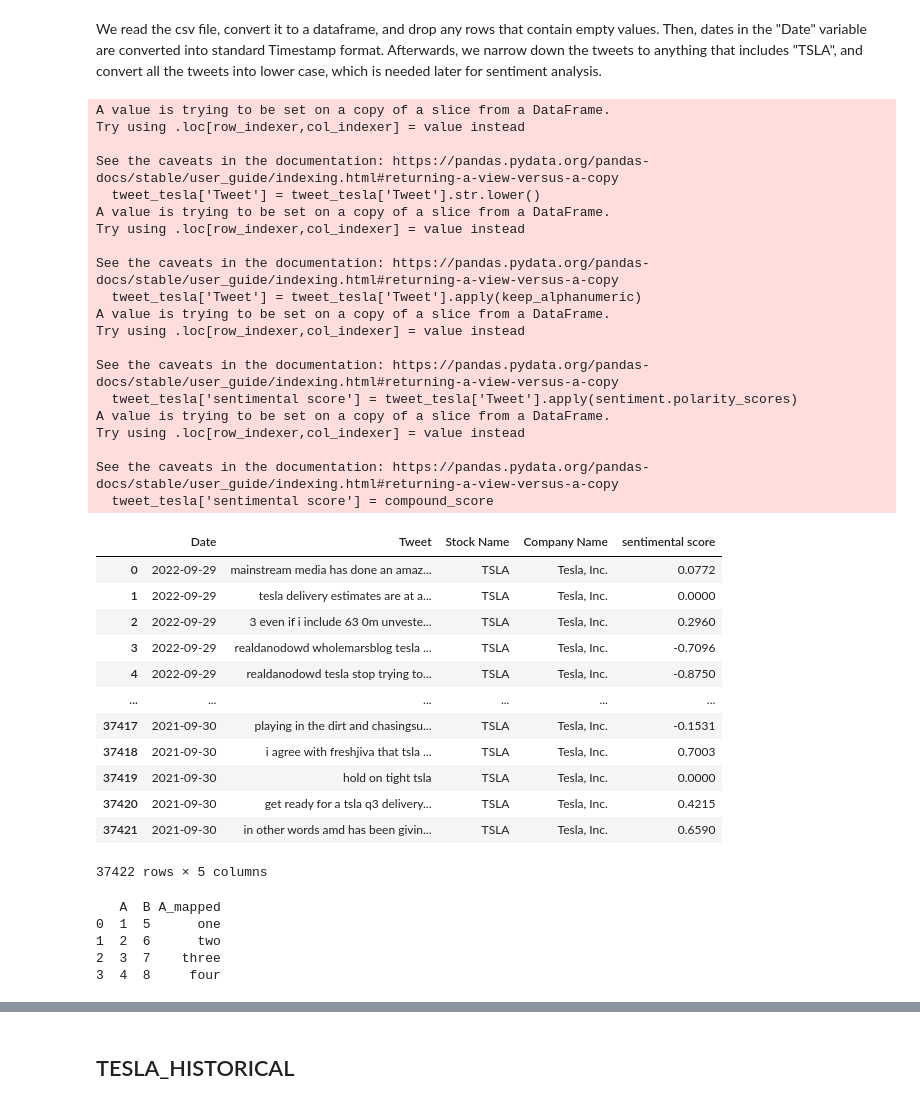
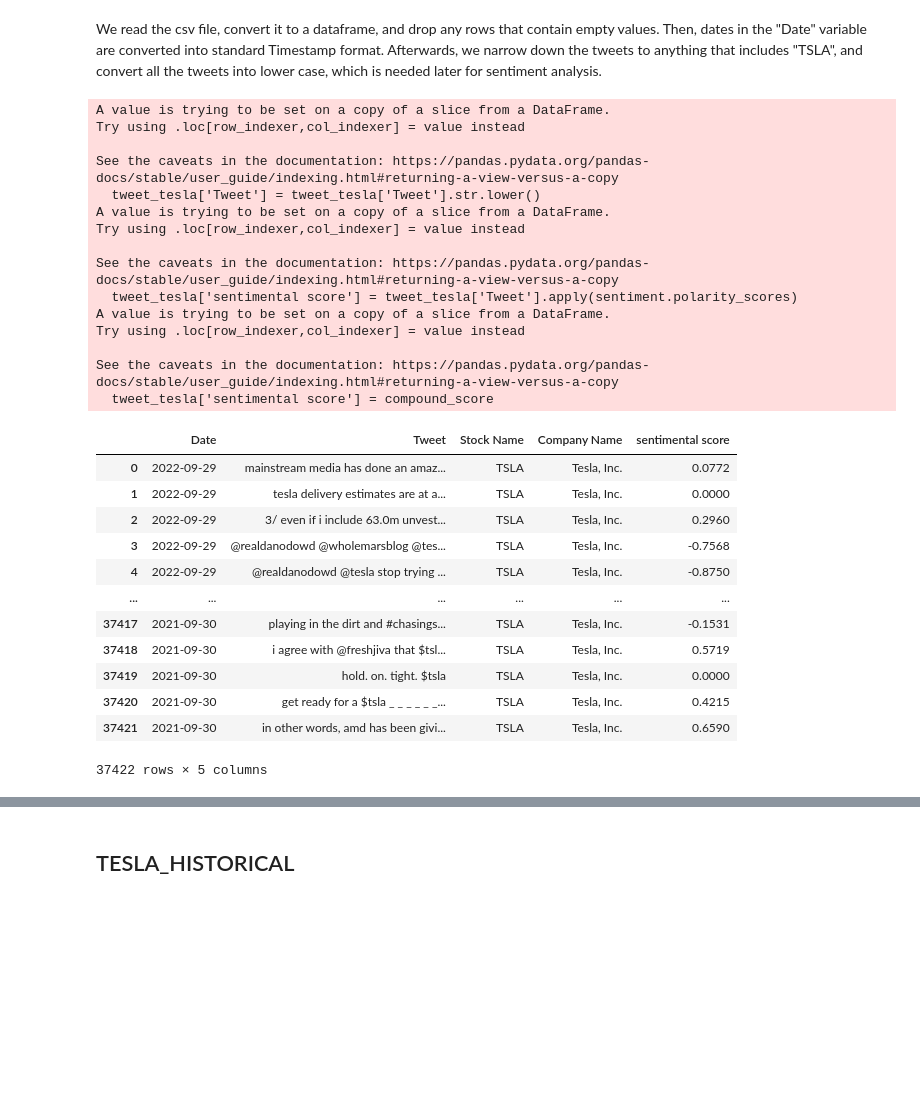
Before and after one commit to theTY2002/COGS-108-Final-Project, a Jupyter notebook: EDACheckpoint_Group116_FA23.ipynb, the cells around one changed output, grey strips where cells are left out. Drawn from its saved outputs; the diff is of its cells as text; code cells hidden in the pictures; blank space fills up the shorter version.

```diff
--- a/EDACheckpoint_Group116_FA23.ipynb
+++ b/EDACheckpoint_Group116_FA23.ipynb
@@ -102,84 +100,54 @@ tweet['Date'] = pd.to_datetime(tweet.get('Date')).dt.date
 tweet_tesla = tweet[tweet.get('Stock Name')=='TSLA']
 #reduced the dataset into Tesla only
 tweet_tesla['Tweet'] = tweet_tesla['Tweet'].str.lower()
-#convert all the tweet into lower case for easier analysis
-# %pip install nltk
-# import nltk
-# from nltk.corpus import stopwords
-# from nltk.tokenize import word_tokenize
-
 sentiment = SentimentIntensityAnalyzer()
 
-# #tokenize the tweet and remove stopwords for furthur sentiment analysis
+# # #tokenize the tweet and remove stopwords for furthur sentiment analysis
 # print(tweet_tesla.loc[0]['Tweet'])
-# tweet_tesla['Tweet'] = tweet_tesla['Tweet'].apply(lambda tt: re.sub(r"(@[A-Za-z0-9_]+)", "", tt))
+# tweet_tesla['Tweet'] = tweet_tesla['Tweet'].apply(lambda tt: re.sub(r"(@[A-Za-z0-9]+)", "", tt))
 # tweet_tesla['Tweet'] = tweet_tesla['Tweet'].apply(word_tokenize)
 # stop_words = set(stopwords.words('english'))
+# tweet_tesla['Tweet'].apply(lambda x: [item for item in x if item not in stop_words])
+# tweet_tesla['Tweet'] = tweet_tesla['Tweet'].apply(keep_alphanumeric)
 
-# tweet_tesla['Tweet'].apply(lambda x: [item for item in x if item not in stop_words])
-
-tweet_tesla['Tweet'] = tweet_tesla['Tweet'].apply(keep_alphanumeric)
-
-# sentiment analysis
+#sentiment analysis
 tweet_tesla['sentimental score'] = tweet_tesla['Tweet'].apply(sentiment.polarity_scores)
 
 compound_score = []
 for score in tweet_tesla['sentimental score']:
     compound_score.append(score['compound'])
 compound_score
 
 tweet_tesla['sentimental score'] = compound_score
 
 tweet_tesla
 # %% [output]
 A value is trying to be set on a copy of a slice from a DataFrame.
 Try using .loc[row_indexer,col_indexer] = value instead
 
 See the caveats in the documentation: https://pandas.pydata.org/pandas-docs/stable/user_guide/indexing.html#returning-a-view-versus-a-copy
   tweet_tesla['Tweet'] = tweet_tesla['Tweet'].str.lower()
-A value is trying to be set on a copy of a slice from a DataFrame.
-Try using .loc[row_indexer,col_indexer] = value instead
-
-See the caveats in the documentation: https://pandas.pydata.org/pandas-docs/stable/user_guide/indexing.html#returning-a-view-versus-a-copy
-  tweet_tesla['Tweet'] = tweet_tesla['Tweet'].apply(keep_alphanumeric)
 A value is trying to be set on a copy of a slice from a DataFrame.
 Try using .loc[row_indexer,col_indexer] = value instead
 
 See the caveats in the documentation: https://pandas.pydata.org/pandas-docs/stable/user_guide/indexing.html#returning-a-view-versus-a-copy
   tweet_tesla['sentimental score'] = tweet_tesla['Tweet'].apply(sentiment.polarity_scores)
 A value is trying to be set on a copy of a slice from a DataFrame.
 Try using .loc[row_indexer,col_indexer] = value instead
 
 See the caveats in the documentation: https://pandas.pydata.org/pandas-docs/stable/user_guide/indexing.html#returning-a-view-versus-a-copy
   tweet_tesla['sentimental score'] = compound_score
 |  | Date | Tweet | Stock Name | Company Name | sentimental score |
 | 0 | 2022-09-29 | mainstream media has done an amaz... | TSLA | Tesla, Inc. | 0.0772 |
 | 1 | 2022-09-29 | tesla delivery estimates are at a... | TSLA | Tesla, Inc. | 0.0000 |
-| 2 | 2022-09-29 | 3 even if i include 63 0m unveste... | TSLA | Tesla, Inc. | 0.2960 |
-| 3 | 2022-09-29 | realdanodowd wholemarsblog tesla ... | TSLA | Tesla, Inc. | -0.7096 |
-| 4 | 2022-09-29 | realdanodowd tesla stop trying to... | TSLA | Tesla, Inc. | -0.8750 |
+| 2 | 2022-09-29 | 3/ even if i include 63.0m unvest... | TSLA | Tesla, Inc. | 0.2960 |
+| 3 | 2022-09-29 | @realdanodowd @wholemarsblog @tes... | TSLA | Tesla, Inc. | -0.7568 |
+| 4 | 2022-09-29 | @realdanodowd @tesla stop trying ... | TSLA | Tesla, Inc. | -0.8750 |
 | ... | ... | ... | ... | ... | ... |
-| 37417 | 2021-09-30 | playing in the dirt and chasingsu... | TSLA | Tesla, Inc. | -0.1531 |
-| 37418 | 2021-09-30 | i agree with freshjiva that tsla ... | TSLA | Tesla, Inc. | 0.7003 |
-| 37419 | 2021-09-30 | hold on tight tsla | TSLA | Tesla, Inc. | 0.0000 |
-| 37420 | 2021-09-30 | get ready for a tsla q3 delivery... | TSLA | Tesla, Inc. | 0.4215 |
-| 37421 | 2021-09-30 | in other words amd has been givin... | TSLA | Tesla, Inc. | 0.6590 |
+| 37417 | 2021-09-30 | playing in the dirt and #chasings... | TSLA | Tesla, Inc. | -0.1531 |
+| 37418 | 2021-09-30 | i agree with @freshjiva that $tsl... | TSLA | Tesla, Inc. | 0.5719 |
+| 37419 | 2021-09-30 | hold. on. tight. $tsla | TSLA | Tesla, Inc. | 0.0000 |
+| 37420 | 2021-09-30 | get ready for a $tsla _ _ _ _ _ _... | TSLA | Tesla, Inc. | 0.4215 |
+| 37421 | 2021-09-30 | in other words, amd has been givi... | TSLA | Tesla, Inc. | 0.6590 |
 37422 rows × 5 columns
-# %%
-df = pd.DataFrame({'A': [1, 2, 3, 4], 'B': [5, 6, 7, 8]})
-
-# Create a mapping dictionary
-mapping_dict = {1: 'one', 2: 'two', 3: 'three', 4: 'four'}
-
-# Use map to transform values in a specific column
-df['A_mapped'] = df['A'].map(mapping_dict)
-
-# Print the DataFrame
-print(df)
-# %% [output]
-   A  B A_mapped
-0  1  5      one
-1  2  6      two
-2  3  7    three
-3  4  8     four
 # %%
```
Also changed, not shown: parts of 11 cells of this notebook.
